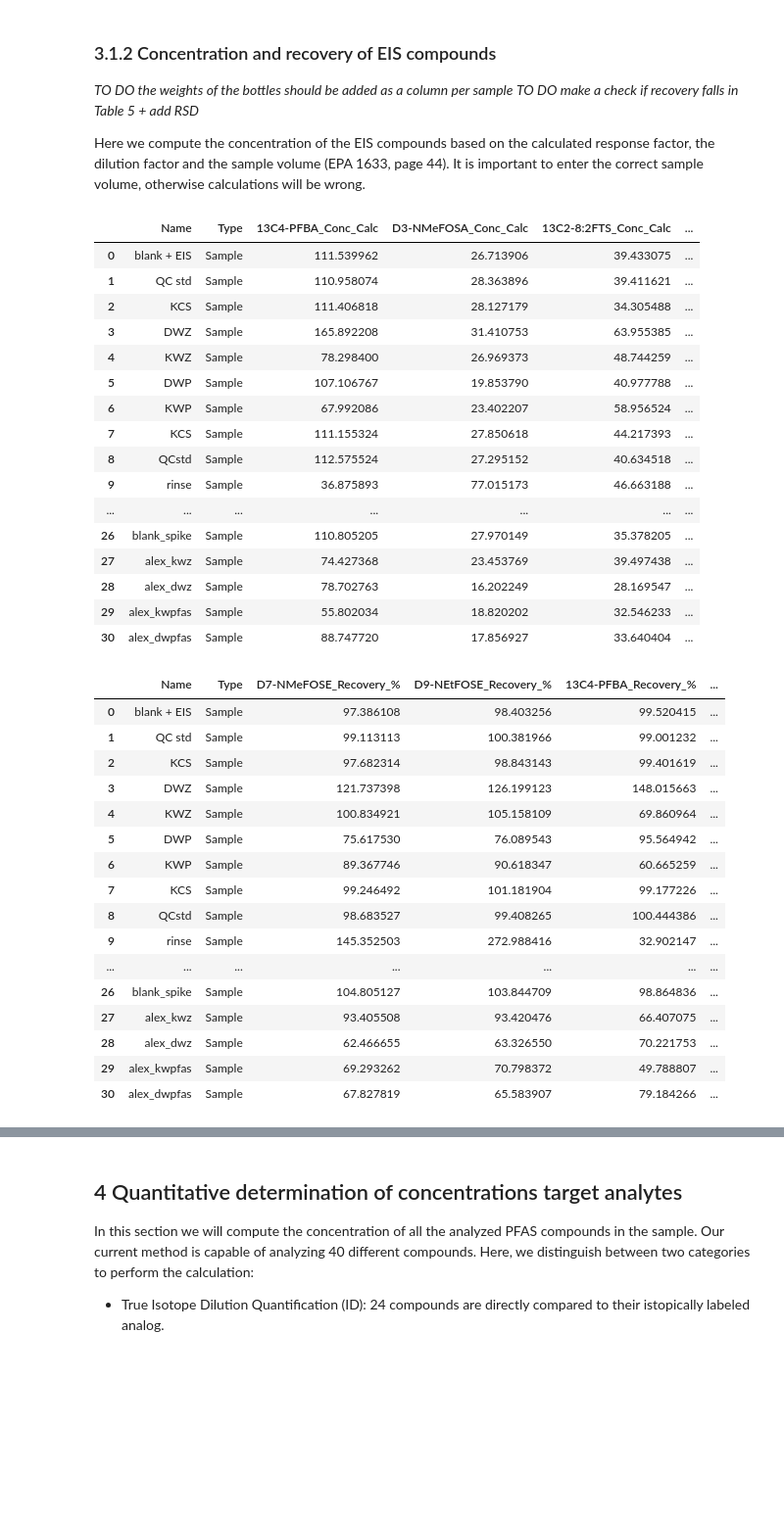
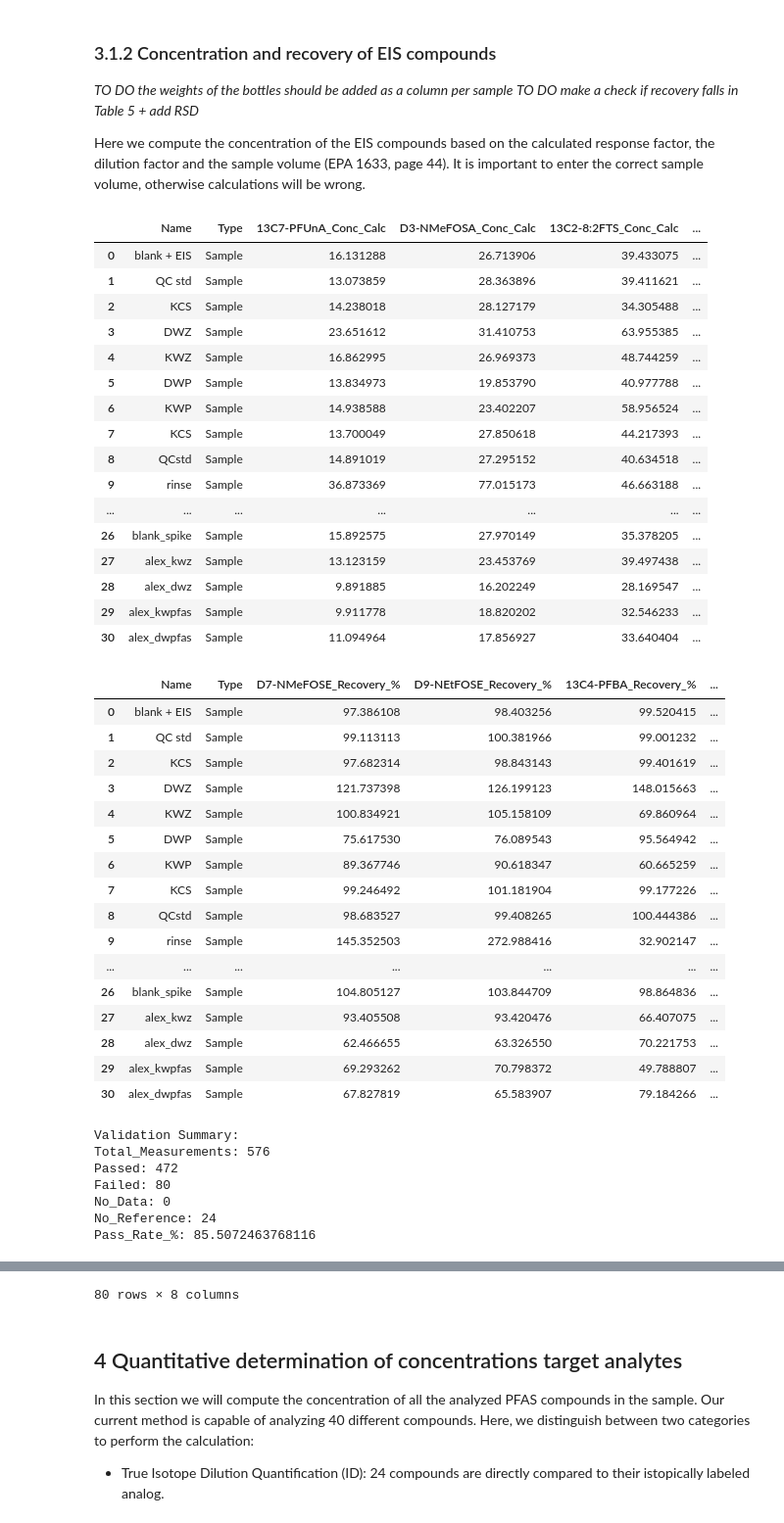
Before and after one commit to valeriederijk/UU_PFAS_lab, a Jupyter notebook: Quantitative_calc_PFAS_clean.ipynb, the cells around one changed output, grey strips where cells are left out. Shown: that part at 98% size. Saved outputs shown, nothing was run; the diff lists cells and outputs as text; code cells hidden in the pictures; blank space fills up the shorter version.

Commit message:
expected_recoveries_21_8

```diff
--- a/Quantitative_calc_PFAS_clean.ipynb
+++ b/Quantitative_calc_PFAS_clean.ipynb
@@ -147,38 +147,49 @@ It is important to enter the correct sample volume, otherwise calculations will
 # %%
 # computation of EIS concentration and recovery rate
 from solutions import NIS_stock, EIS_stock
+from allowed_recoveries import EIS_NIS_compound_recovery_aqueous
 DF_sample = 1 #dilution factor
 mass_bottle_filled = 499.8 #grams
 mass_bottle_empty = 53.68 #grams
 Ws = (mass_bottle_filled - mass_bottle_empty)/1000 #L
 
 dilution_NIS_stock = 2 #1:1 dilution
 spiked_amount = 0.05 #ml
 
 dilution_EIS_stock = 2
 spiked_amount_EIS =0.05 #ml
 
 calculated_cons_EIS = calculate_conc_EIS(rawdata, eis_RFS, dilution_NIS_stock, Ws,EIS_NIS_analogs, DF_sample, NIS_stock, spiked_amount)
 
 calculated_recoveries_EIS = calculate_recoveries_EIS(calculated_cons_EIS, EIS_stock, dilution_EIS_stock, spiked_amount_EIS, Ws)
+# Run the validation
+validation_results = validate_recoveries(calculated_recoveries_EIS, EIS_NIS_compound_recovery_aqueous)
+
+# Get summary
+summary = summarize_validation_results(validation_results)
+print("Validation Summary:")
+for key, value in summary['Overall'].items():
+    print(f"{key}: {value}")
+
+failed_recoveries = get_failed_recoveries(validation_results)
 # %% [output]
-|  | Name | Type | 13C4-PFBA_Conc_Calc | D3-NMeFOSA_Conc_Calc | 13C2-8:2FTS_Conc_Calc | ... |
-| 0 | blank + EIS | Sample | 111.539962 | 26.713906 | 39.433075 | ... |
-| 1 | QC std | Sample | 110.958074 | 28.363896 | 39.411621 | ... |
-| 2 | KCS | Sample | 111.406818 | 28.127179 | 34.305488 | ... |
-| 3 | DWZ | Sample | 165.892208 | 31.410753 | 63.955385 | ... |
-| 4 | KWZ | Sample | 78.298400 | 26.969373 | 48.744259 | ... |
-| 5 | DWP | Sample | 107.106767 | 19.853790 | 40.977788 | ... |
-| 6 | KWP | Sample | 67.992086 | 23.402207 | 58.956524 | ... |
-| 7 | KCS | Sample | 111.155324 | 27.850618 | 44.217393 | ... |
-| 8 | QCstd | Sample | 112.575524 | 27.295152 | 40.634518 | ... |
-| 9 | rinse | Sample | 36.875893 | 77.015173 | 46.663188 | ... |
+|  | Name | Type | 13C7-PFUnA_Conc_Calc | D3-NMeFOSA_Conc_Calc | 13C2-8:2FTS_Conc_Calc | ... |
+| 0 | blank + EIS | Sample | 16.131288 | 26.713906 | 39.433075 | ... |
+| 1 | QC std | Sample | 13.073859 | 28.363896 | 39.411621 | ... |
+| 2 | KCS | Sample | 14.238018 | 28.127179 | 34.305488 | ... |
+| 3 | DWZ | Sample | 23.651612 | 31.410753 | 63.955385 | ... |
+| 4 | KWZ | Sample | 16.862995 | 26.969373 | 48.744259 | ... |
+| 5 | DWP | Sample | 13.834973 | 19.853790 | 40.977788 | ... |
+| 6 | KWP | Sample | 14.938588 | 23.402207 | 58.956524 | ... |
+| 7 | KCS | Sample | 13.700049 | 27.850618 | 44.217393 | ... |
+| 8 | QCstd | Sample | 14.891019 | 27.295152 | 40.634518 | ... |
+| 9 | rinse | Sample | 36.873369 | 77.015173 | 46.663188 | ... |
 | ... | ... | ... | ... | ... | ... | ... |
-| 26 | blank_spike | Sample | 110.805205 | 27.970149 | 35.378205 | ... |
-| 27 | alex_kwz | Sample | 74.427368 | 23.453769 | 39.497438 | ... |
-| 28 | alex_dwz | Sample | 78.702763 | 16.202249 | 28.169547 | ... |
-| 29 | alex_kwpfas | Sample | 55.802034 | 18.820202 | 32.546233 | ... |
-| 30 | alex_dwpfas | Sample | 88.747720 | 17.856927 | 33.640404 | ... |
+| 26 | blank_spike | Sample | 15.892575 | 27.970149 | 35.378205 | ... |
+| 27 | alex_kwz | Sample | 13.123159 | 23.453769 | 39.497438 | ... |
+| 28 | alex_dwz | Sample | 9.891885 | 16.202249 | 28.169547 | ... |
+| 29 | alex_kwpfas | Sample | 9.911778 | 18.820202 | 32.546233 | ... |
+| 30 | alex_dwpfas | Sample | 11.094964 | 17.856927 | 33.640404 | ... |
 |  | Name | Type | D7-NMeFOSE_Recovery_% | D9-NEtFOSE_Recovery_% | 13C4-PFBA_Recovery_% | ... |
 | 0 | blank + EIS | Sample | 97.386108 | 98.403256 | 99.520415 | ... |
 | 1 | QC std | Sample | 99.113113 | 100.381966 | 99.001232 | ... |
@@ -196,3 +207,10 @@ calculated_recoveries_EIS = calculate_recoveries_EIS(calculated_cons_EIS, EIS_st
 | 28 | alex_dwz | Sample | 62.466655 | 63.326550 | 70.221753 | ... |
 | 29 | alex_kwpfas | Sample | 69.293262 | 70.798372 | 49.788807 | ... |
 | 30 | alex_dwpfas | Sample | 67.827819 | 65.583907 | 79.184266 | ... |
+Validation Summary:
+Total_Measurements: 576
+Passed: 472
+Failed: 80
+No_Data: 0
+No_Reference: 24
+Pass_Rate_%: 85.5072463768116
@@ -199,3 +229,4 @@ calculated_recoveries_EIS = calculate_recoveries_EIS(calculated_cons_EIS, EIS_st
+80 rows × 8 columns
 # %% [markdown]
 ## 4 Quantitative determination of concentrations target analytes
 In this section we will compute the concentration of all the analyzed PFAS compounds in the sample. Our current method is capable of analyzing 40 different compounds. Here, we distinguish between two categories to perform the calculation:
```
Also changed, not shown: parts of 2 cells of this notebook, 2 other files.
